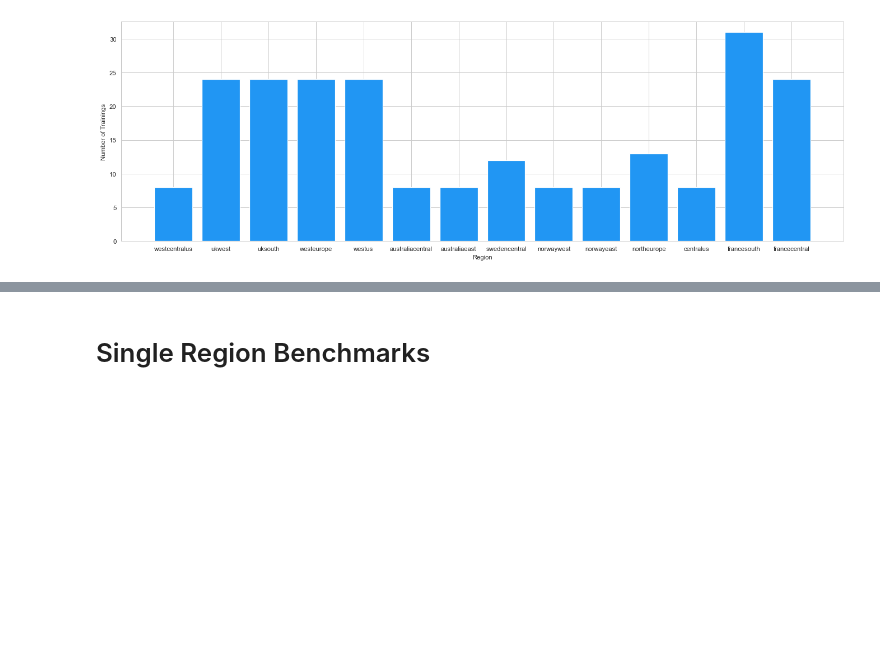
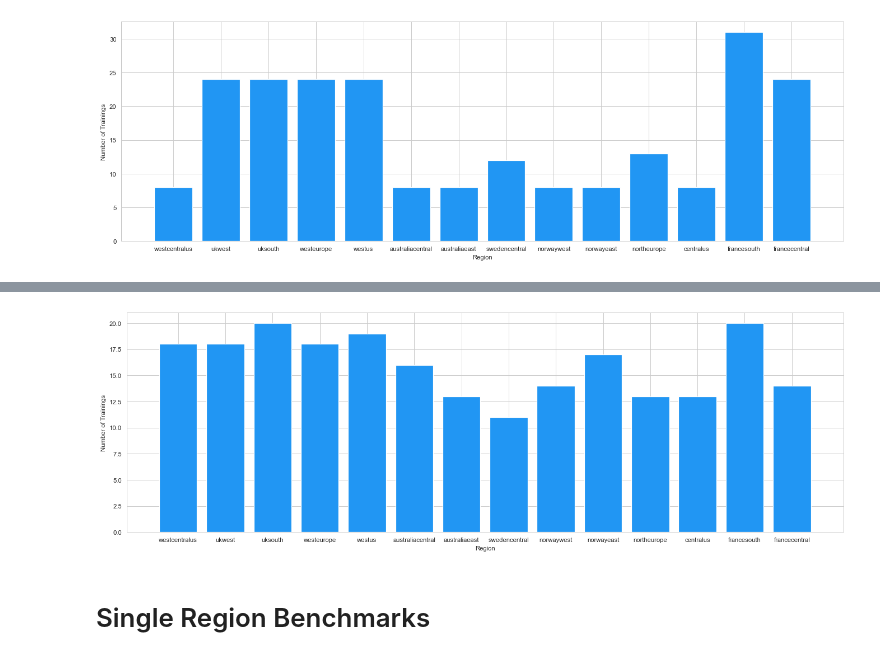
Before and after one commit to birnbaum/flwr-lowcarb, a Jupyter notebook: benchmark/benchmark_notebook_1.ipynb, the cells around one changed output, grey strips where cells are left out. Saved outputs shown, nothing was run; the diff lists cells and outputs as text; code cells hidden in the pictures; blank space fills up the shorter version.

Commit message:
Added benchmark for 7 clients with random selection

```diff
--- a/benchmark/benchmark_notebook_1.ipynb
+++ b/benchmark/benchmark_notebook_1.ipynb
@@ -308,0 +311,3 @@ benchmark_comparison = run_benchmark_comparison(api, config)
+# %%
+result = run_benchmark(api, config_for_weighted_selection_7_clients, random_select_clients)
+print(f'Total training emission: {result["emissions_total"].sum()}')
@@ -309,3 +332,14 @@ benchmark_comparison = run_benchmark_comparison(api, config)
+# %%
+weighted_learning_result_plot3 = plt.figure(figsize=(15, 5))
+weighted_learning_result_plot3.set_tight_layout(True)
+weighted_learning_result_plot_ax1 = weighted_learning_result_plot3.add_subplot(1, 1, 1)
+weighted_learning_result_plot_ax1.set_xlabel('Region')
+weighted_learning_result_plot_ax1.set_ylabel('Number of Trainings')
+
+
+weighted_learning_result_plot_ax1.bar(result['region'],result['trained']);
+# %% [output]
+[figure, added]
 # %% [markdown]
 # Single Region Benchmarks
 # %% [markdown]
```
Also changed, not shown: parts of 6 cells of this notebook.
